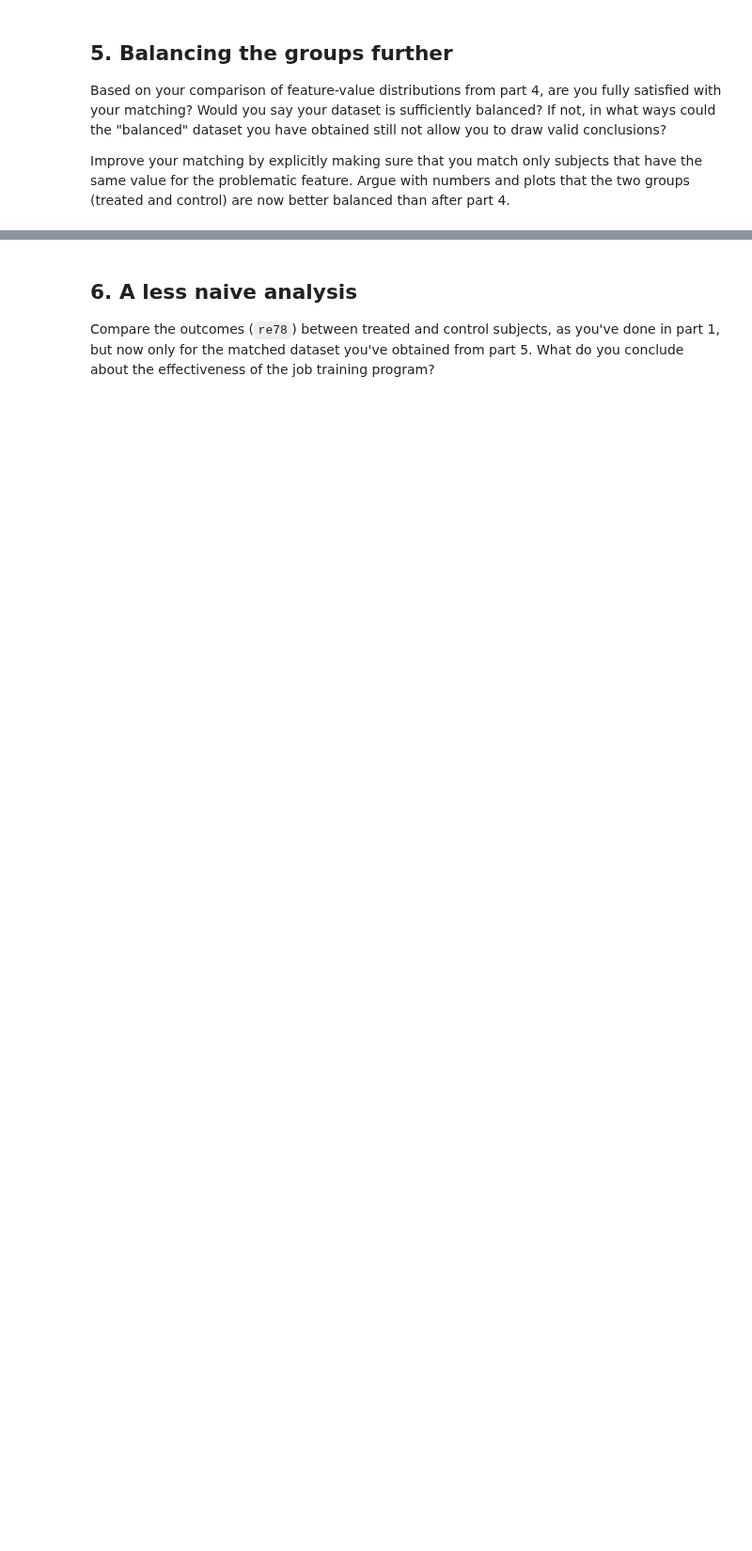
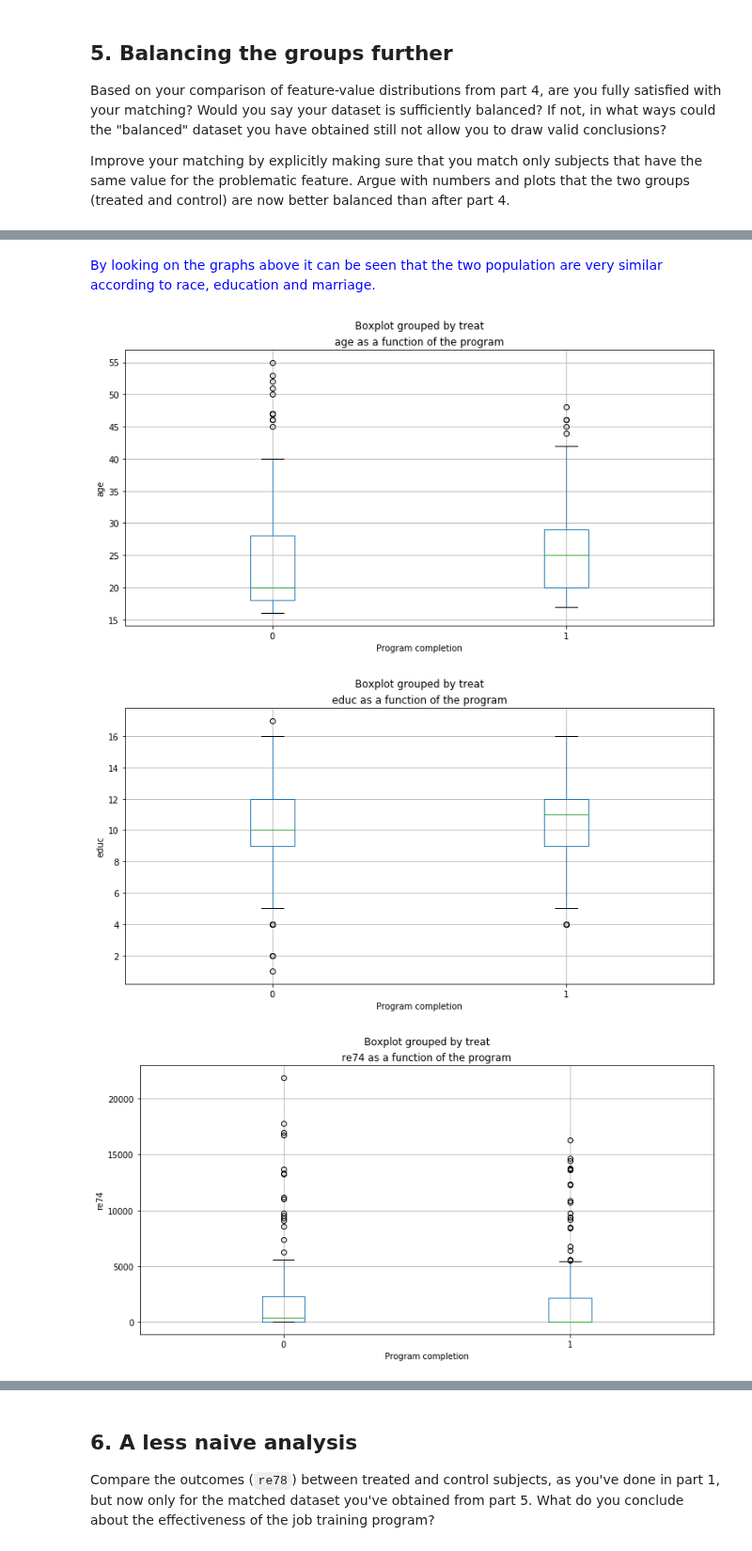
Before and after one commit to mosimann/ADA, a Jupyter notebook: 04 - Applied ML/Homework 4.ipynb, the cells around one changed output, grey strips where cells are left out. Shown at 94% size. Cells and saved outputs as stored; diff of their text form; code cells hidden in the pictures; blank space fills up the shorter version.

```diff
--- a/04 - Applied ML/Homework 4.ipynb
+++ b/04 - Applied ML/Homework 4.ipynb
@@ -372,0 +421,13 @@ Argue with numbers and plots that the two groups (treated and control) are now b
+# %% [markdown]
+<span style="color:blue"> By looking on the graphs above it can be seen that the two population are very similar according to race, education and marriage.
+# %%
+for features in ['age', 'educ', 're74', 're75']:
+
+    ax = lalonde_cleaned.boxplot(column = [features], by = ['treat'] ,figsize=(12,6))
+    ax.set_xlabel('Program completion')
+    ax.set_ylabel(features)
+    ax.set_title(features+ ' as a function of the program')
+# %% [output]
+[figure, added]
+[figure, added]
+[figure, added]
```
Also changed, not shown: parts of 6 cells of this notebook.
